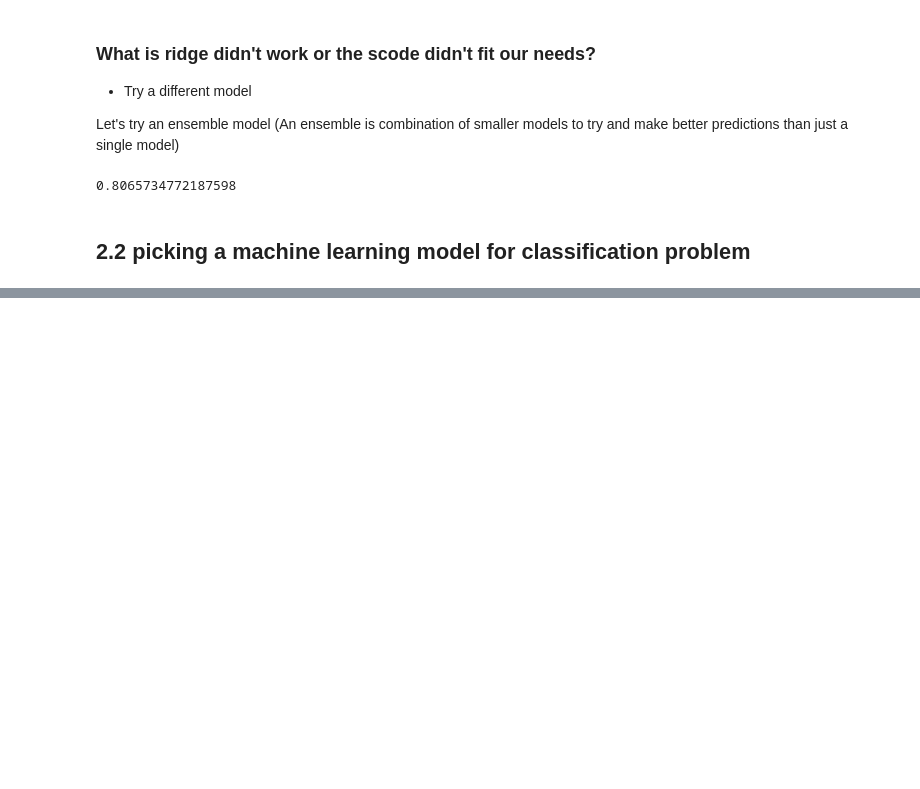
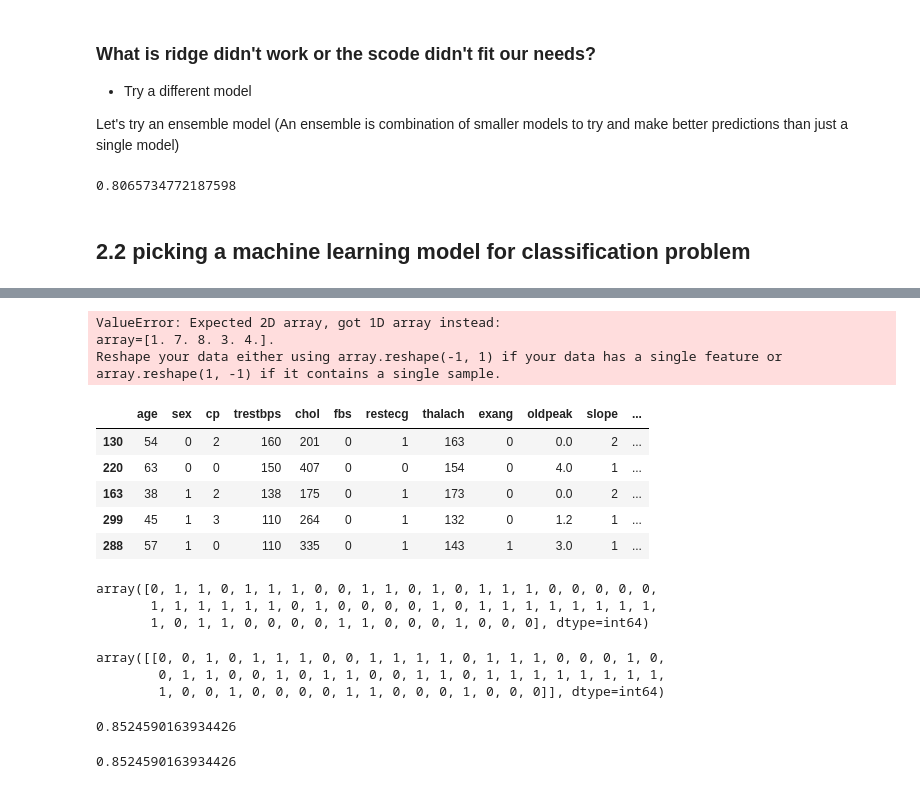
Before and after one commit to happsie/ml-course, a Jupyter notebook: scikitlearn/introduction-to-scikit-learn.ipynb, the cells around one changed output, grey strips where cells are left out. Drawn from its saved outputs; the diff is of its cells as text; code cells hidden in the pictures; blank space fills up the shorter version.

```diff
--- a/scikitlearn/introduction-to-scikit-learn.ipynb
+++ b/scikitlearn/introduction-to-scikit-learn.ipynb
@@ -782,0 +894,39 @@ model.score(X_test, y_test)
+# %%
+# Use a trained model to make predictions
+clf.predict(np.array([1, 7, 8, 3, 4])) # this doesn't work, and is expected
+# %% [output]
+ValueError: Expected 2D array, got 1D array instead:
+array=[1. 7. 8. 3. 4.].
+Reshape your data either using array.reshape(-1, 1) if your data has a single feature or array.reshape(1, -1) if it contains a single sample.
+# %%
+x_test.head()
+# %% [output]
+|  | age | sex | cp | trestbps | chol | fbs | restecg | thalach | exang | oldpeak | slope | ... |
+| 130 | 54 | 0 | 2 | 160 | 201 | 0 | 1 | 163 | 0 | 0.0 | 2 | ... |
+| 220 | 63 | 0 | 0 | 150 | 407 | 0 | 0 | 154 | 0 | 4.0 | 1 | ... |
+| 163 | 38 | 1 | 2 | 138 | 175 | 0 | 1 | 173 | 0 | 0.0 | 2 | ... |
+| 299 | 45 | 1 | 3 | 110 | 264 | 0 | 1 | 132 | 0 | 1.2 | 1 | ... |
+| 288 | 57 | 1 | 0 | 110 | 335 | 0 | 1 | 143 | 1 | 3.0 | 1 | ... |
+# %%
+clf.predict(X_test)
+# %% [output]
+array([0, 1, 1, 0, 1, 1, 1, 0, 0, 1, 1, 0, 1, 0, 1, 1, 1, 0, 0, 0, 0, 0,
+       1, 1, 1, 1, 1, 1, 0, 1, 0, 0, 0, 0, 1, 0, 1, 1, 1, 1, 1, 1, 1, 1,
+       1, 0, 1, 1, 0, 0, 0, 0, 1, 1, 0, 0, 0, 1, 0, 0, 0], dtype=int64)
+# %%
+np.array([y_test])
+# %% [output]
+array([[0, 0, 1, 0, 1, 1, 1, 0, 0, 1, 1, 1, 1, 0, 1, 1, 1, 0, 0, 0, 1, 0,
+        0, 1, 1, 0, 0, 1, 0, 1, 1, 0, 0, 1, 1, 0, 1, 1, 1, 1, 1, 1, 1, 1,
+        1, 0, 0, 1, 0, 0, 0, 0, 1, 1, 0, 0, 0, 1, 0, 0, 0]], dtype=int64)
+# %%
+# Compare predictions to truth labels to evaluate the model
+y_preds = clf.predict(X_test)
+np.mean(y_preds == y_test) # this result is the exact same number as the score method
+# %% [output]
+0.8524590163934426
+# %%
+from sklearn.metrics import accuracy_score
+accuracy_score(y_test, y_preds) # this result is also the exact same number as the score method
+# %% [output]
+0.8524590163934426
```
Also changed, not shown: parts of 21 cells of this notebook.
